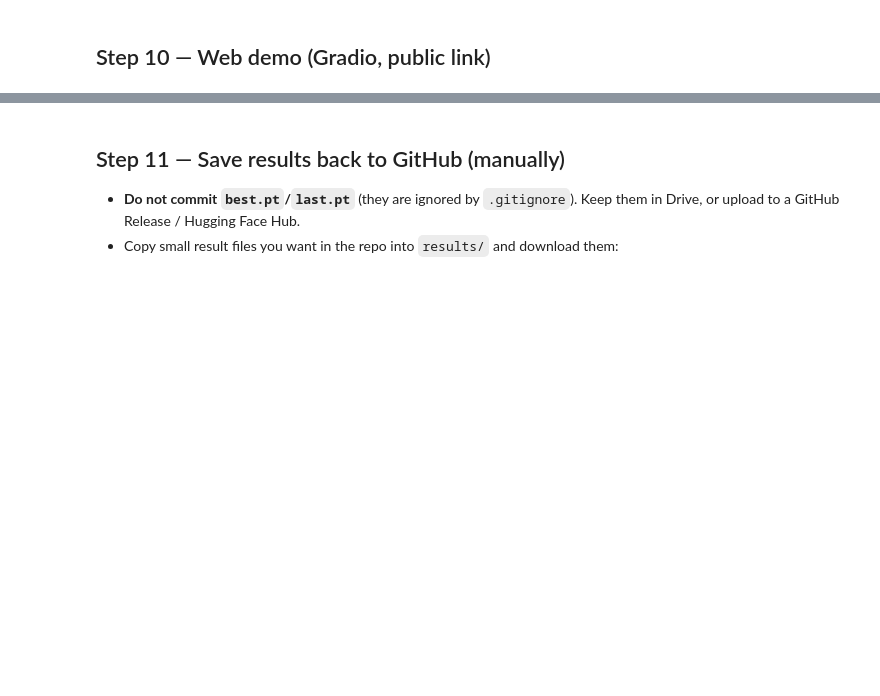
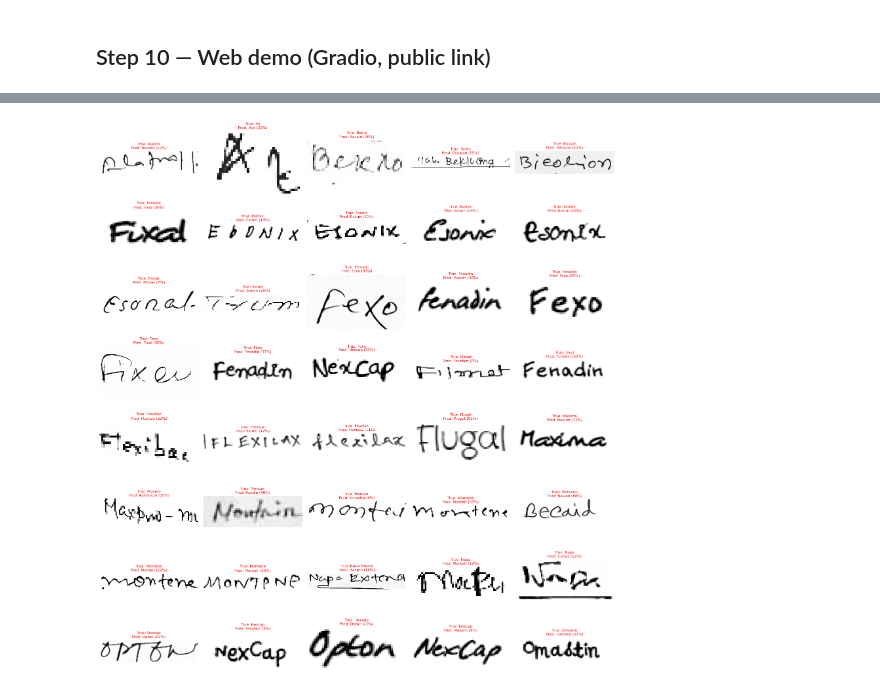
Before and after one commit to Shams-Sajid-Rahman/bangla-prescription-analyzer, a Jupyter notebook: notebooks/train_colab.ipynb, the cells around one changed output, grey strips where cells are left out. Saved outputs shown, nothing was run; the diff lists cells and outputs as text; code cells hidden in the pictures; blank space fills up the shorter version.

```diff
--- a/notebooks/train_colab.ipynb
+++ b/notebooks/train_colab.ipynb
@@ -136,4 +372,0 @@ for _, r in test.iterrows():
-# %% [markdown]
-## Step 11 — Save results back to GitHub (manually)
-* **Do not commit `best.pt`/`last.pt`** (they are ignored by `.gitignore`). Keep them in Drive, or upload to a GitHub Release / Hugging Face Hub.
-* Copy small result files you want in the repo into `results/` and download them:
@@ -142,0 +373,13 @@ for _, r in test.iterrows():
+# %%
+import pandas as pd, matplotlib.pyplot as plt
+from PIL import Image
+wrong = pd.read_csv(f'{RUN_DIR}/misclassified.csv')
+n = min(len(wrong), 40)
+fig, axes = plt.subplots((n + 4) // 5, 5, figsize=(16, 2.2 * ((n + 4) // 5)))
+for ax in axes.flat: ax.axis('off')
+for ax, (_, r) in zip(axes.flat, wrong.head(n).iterrows()):
+    ax.imshow(Image.open(r.path).convert('L'), cmap='gray')
+    ax.set_title(f'True: {r.medicine}\nPred: {r.pred} ({r.conf:.0%})', fontsize=8, color='red')
+plt.tight_layout(); plt.show()
+# %% [output]
+[figure, added]
```
Also changed, not shown: parts of 29 cells of this notebook.
